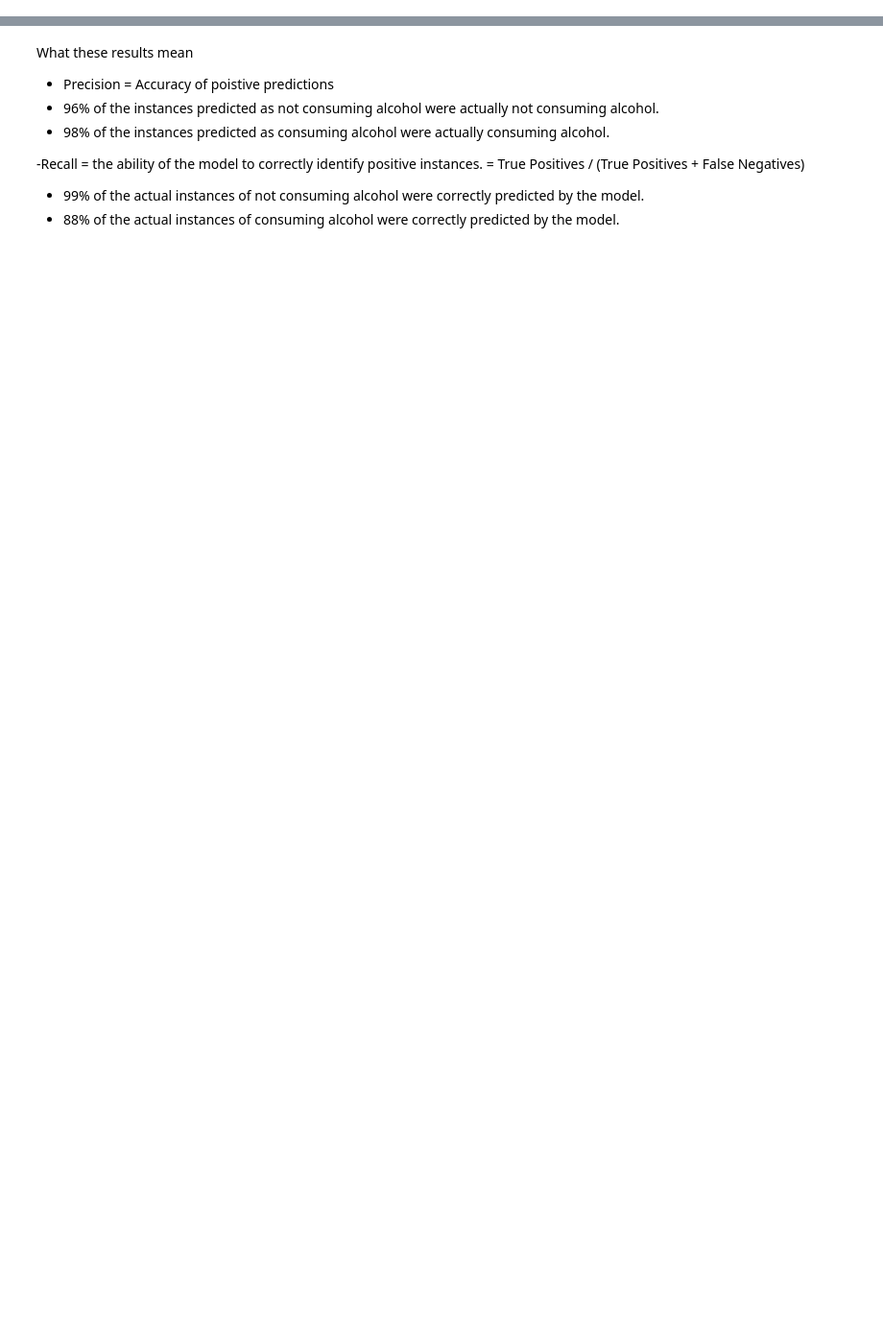
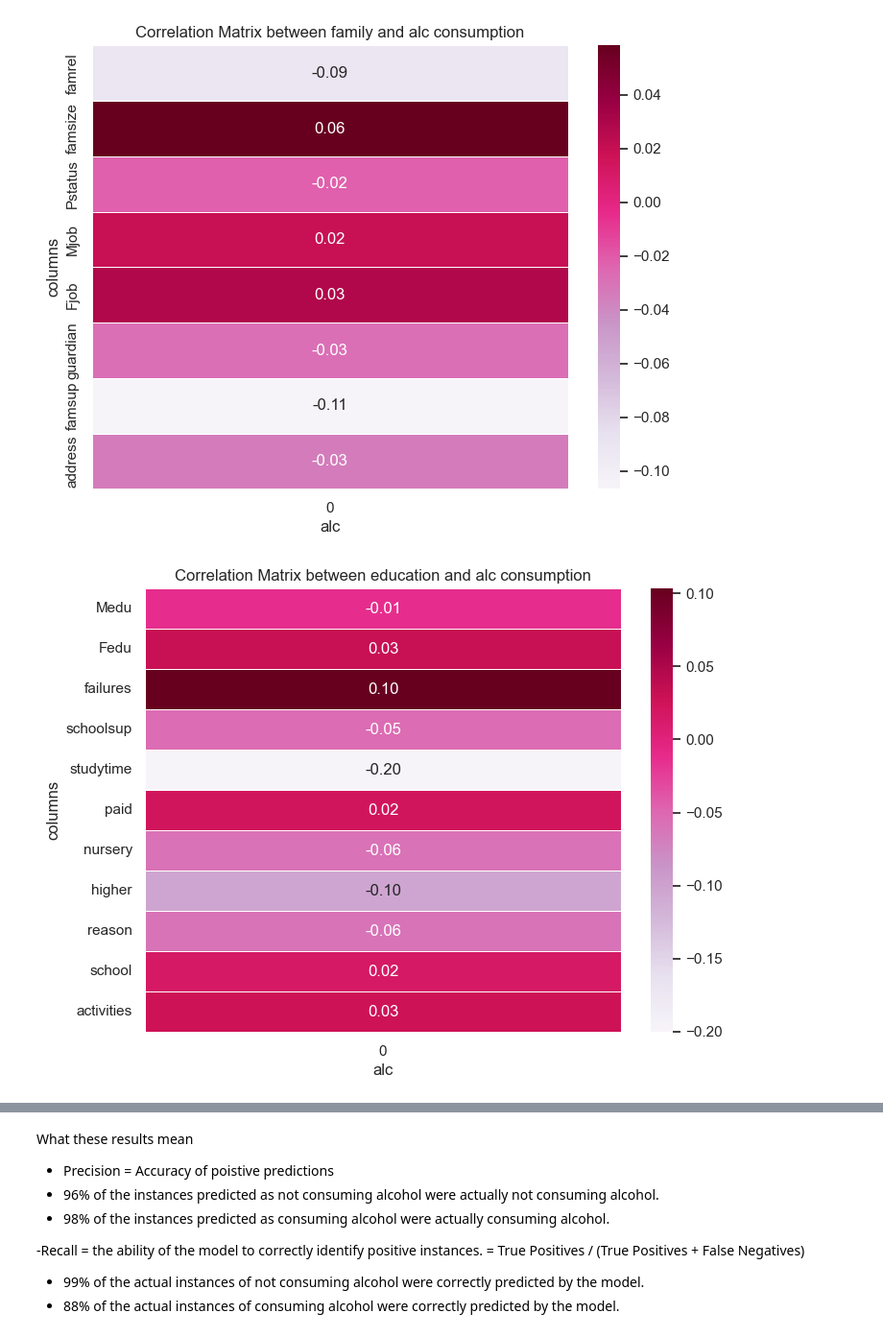
Before and after one commit to ijethmal/sc1015-asg, a Jupyter notebook: MAIN (naive bayes corrected).ipynb, the cells around one changed output, grey strips where cells are left out. Shown at 96% size. Drawn from its saved outputs; the diff is of its cells as text; code cells hidden in the pictures; blank space fills up the shorter version.

```diff
--- a/MAIN (naive bayes corrected).ipynb
+++ b/MAIN (naive bayes corrected).ipynb
@@ -592,0 +270,66 @@ Precision:  0.9444444444444444
+# %%
+# we decided these groupings using our descretion and the p-value matrix above.
+# columns that seem to be dependent are grouped together.
+fam_columns = ['famrel', 'famsize', 'Pstatus', 'Mjob', 'Fjob', 'guardian', 'famsup', 'address']
+education_columns = ['Medu', 'Fedu', 'failures', 'schoolsup', 'studytime', 'paid', 'nursery', 'higher', 'reason', 'school', 'activities']
+char_columns = ['age', 'health', 'sex']
+lifestyle_columns = ['traveltime', 'absences', 'freetime', 'goout', 'internet', 'romantic']
+
+family = students1[fam_columns].copy()
+education = students1[education_columns].copy()
+char = students1[char_columns].copy()
+lifestyle = students1[lifestyle_columns].copy()
+# %%
+# extract the alcohol column
+alcohol_consumption = students1['alc']
+
+# FAMILY
+# calculate correlation coefficients
+correlation_matrix = family.corrwith(alcohol_consumption)
+
+# plot correlation matrix as a heatmap
+plt.figure(figsize=(8, 6))
+sb.heatmap(correlation_matrix.to_frame(), annot=True, cmap='PuRd', fmt=".2f", linewidths=.5)
+plt.title("Correlation Matrix between family and alc consumption")
+plt.xlabel("alc")
+plt.ylabel("columns")
+plt.show()
+
+# EDUCATION
+# calculate correlation coefficients
+correlation_matrix = education.corrwith(alcohol_consumption)
+
+# plot correlation matrix as a heatmap
+plt.figure(figsize=(8, 6))
+sb.heatmap(correlation_matrix.to_frame(), annot=True, cmap='PuRd', fmt=".2f", linewidths=.5)
+plt.title("Correlation Matrix between education and alc consumption")
+plt.xlabel("alc")
+plt.ylabel("columns")
+plt.show()
+
+# CHAR
+# calculate correlation coefficients
+correlation_matrix = char.corrwith(alcohol_consumption)
+
+# plot correlation matrix as a heatmap
+plt.figure(figsize=(8, 6))
+sb.heatmap(correlation_matrix.to_frame(), annot=True, cmap='PuRd', fmt=".2f", linewidths=.5)
+plt.title("Correlation Matrix between characteristics and alc consumption")
+plt.xlabel("alc")
+plt.ylabel("columns")
+plt.show()
+
+# LIFESTYLE
+# calculate correlation coefficients
+correlation_matrix = lifestyle.corrwith(alcohol_consumption)
+
+# plot correlation matrix as a heatmap
+plt.figure(figsize=(8, 6))
+sb.heatmap(correlation_matrix.to_frame(), annot=True, cmap='PuRd', fmt=".2f", linewidths=.5)
+plt.title("Correlation Matrix between lifestyle and alc consumption")
+plt.xlabel("alc")
+plt.ylabel("columns")
+plt.show()
+# %% [output]
+[figure, added]
+[figure, added]
```
Also changed, not shown: parts of 63 cells of this notebook.
